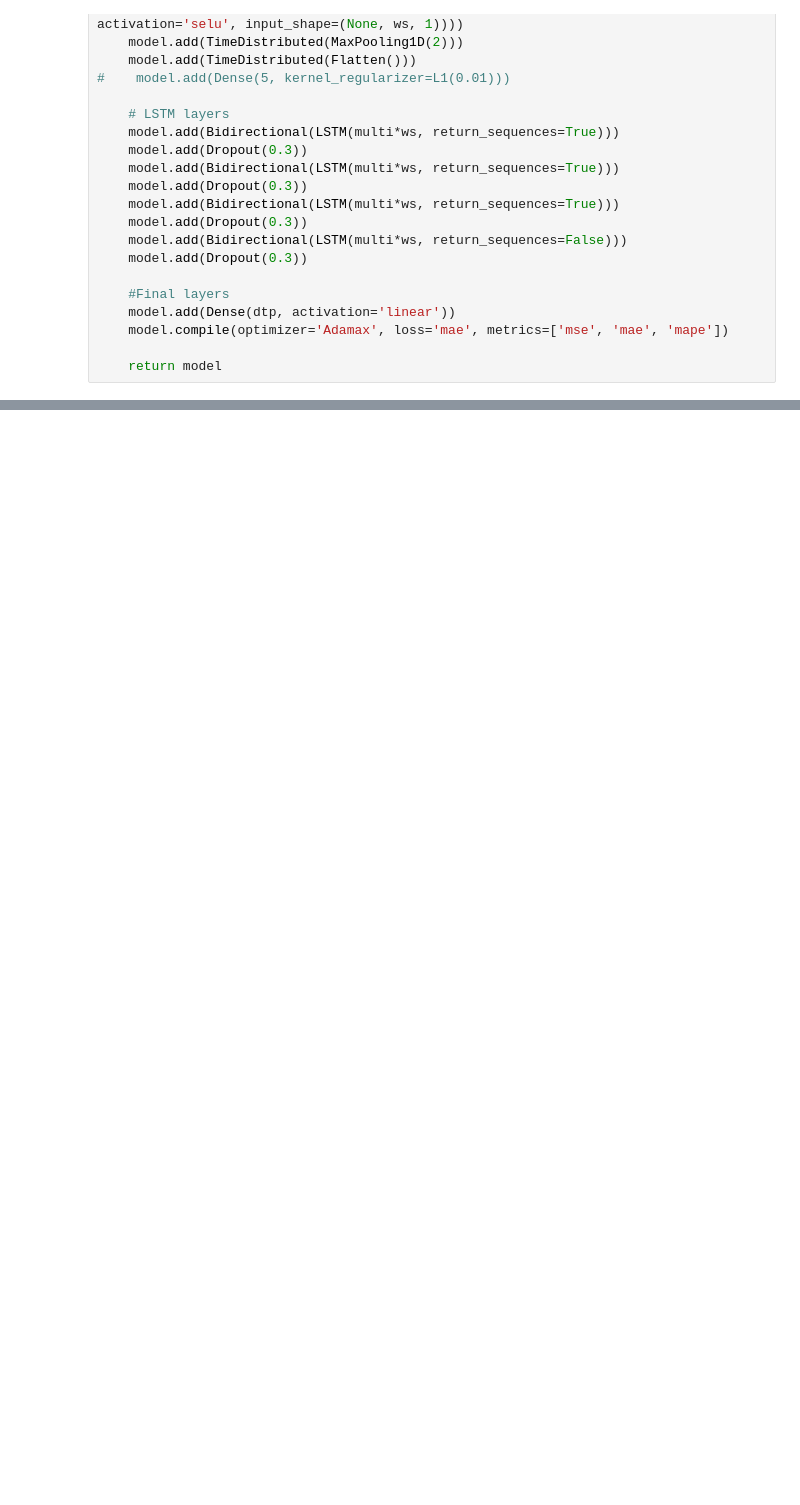
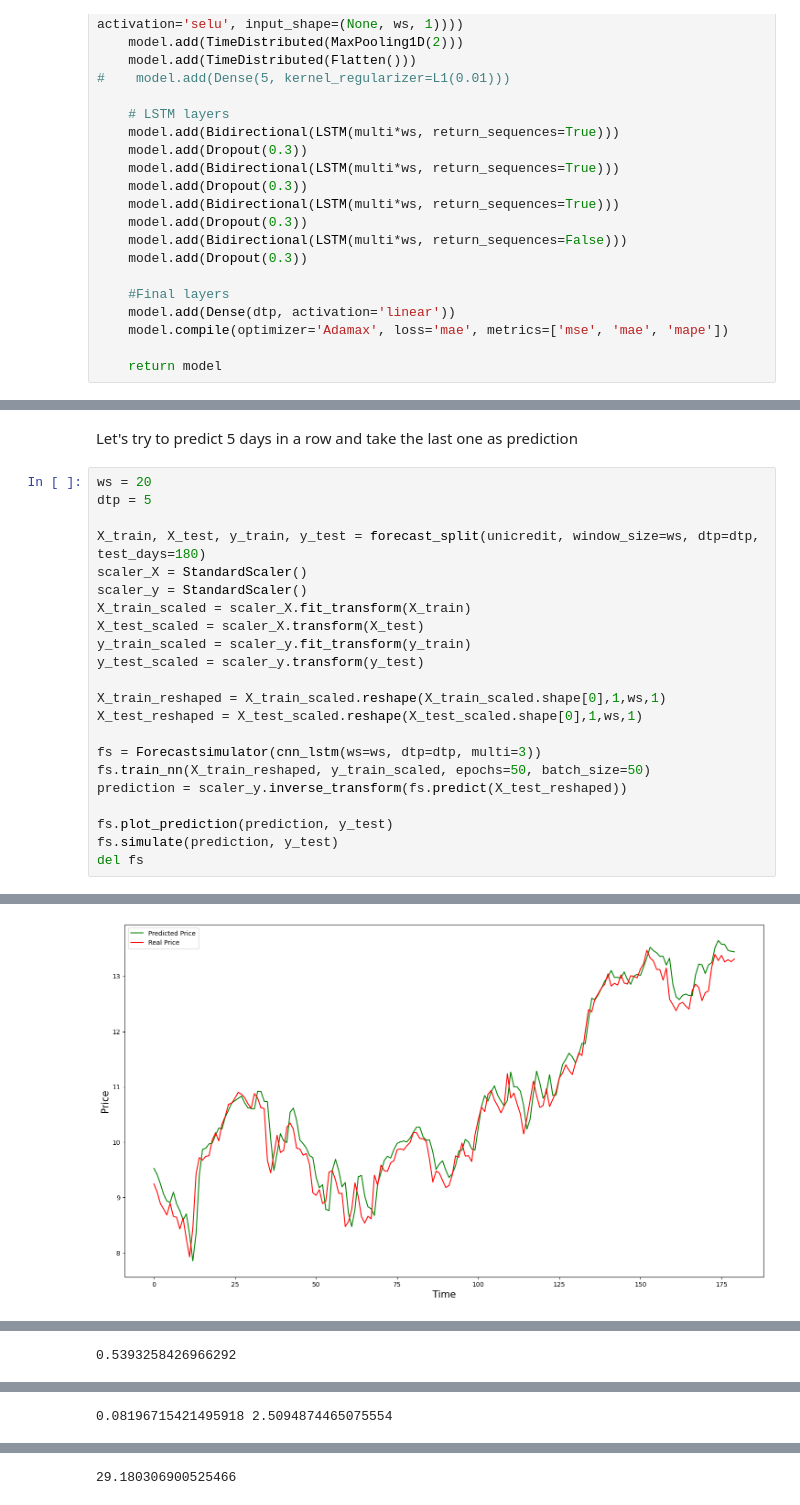
Before and after one commit to NicoGiamm/MachineLearning-DataScience_smallprojects, a Jupyter notebook: Stock Forecast Full project/Unicredit_test.ipynb, the cells around one changed output, grey strips where cells are left out. Drawn from its saved outputs; the diff is of its cells as text; blank space fills up the shorter version.

```diff
--- a/Stock Forecast Full project/Unicredit_test.ipynb
+++ b/Stock Forecast Full project/Unicredit_test.ipynb
@@ -151,0 +163,25 @@ Epoch 50/50
+# %% [markdown]
+Let's try to predict 5 days in a row and take the last one as prediction
+# %%
+ws = 20
+dtp = 5
+
+X_train, X_test, y_train, y_test = forecast_split(unicredit, window_size=ws, dtp=dtp, test_days=180)
+scaler_X = StandardScaler()
+scaler_y = StandardScaler()
+X_train_scaled = scaler_X.fit_transform(X_train)
+X_test_scaled = scaler_X.transform(X_test)
+y_train_scaled = scaler_y.fit_transform(y_train)
+y_test_scaled = scaler_y.transform(y_test)
+
+X_train_reshaped = X_train_scaled.reshape(X_train_scaled.shape[0],1,ws,1)
+X_test_reshaped = X_test_scaled.reshape(X_test_scaled.shape[0],1,ws,1)
+
+fs = Forecastsimulator(cnn_lstm(ws=ws, dtp=dtp, multi=3))
+fs.train_nn(X_train_reshaped, y_train_scaled, epochs=50, batch_size=50)
+prediction = scaler_y.inverse_transform(fs.predict(X_test_reshaped))
+
+fs.plot_prediction(prediction, y_test)
+fs.simulate(prediction, y_test)
+del fs
+# %% [output]
@@ -151,0 +205 @@ Epoch 50/50
+[figure, added]
@@ -151,0 +207 @@ Epoch 50/50
+0.5393258426966292
@@ -151,0 +209 @@ Epoch 50/50
+0.08196715421495918 2.5094874465075554
@@ -151,0 +211 @@ Epoch 50/50
+29.180306900525466
```
Also changed, not shown: parts of 11 cells of this notebook, 1 other file.
